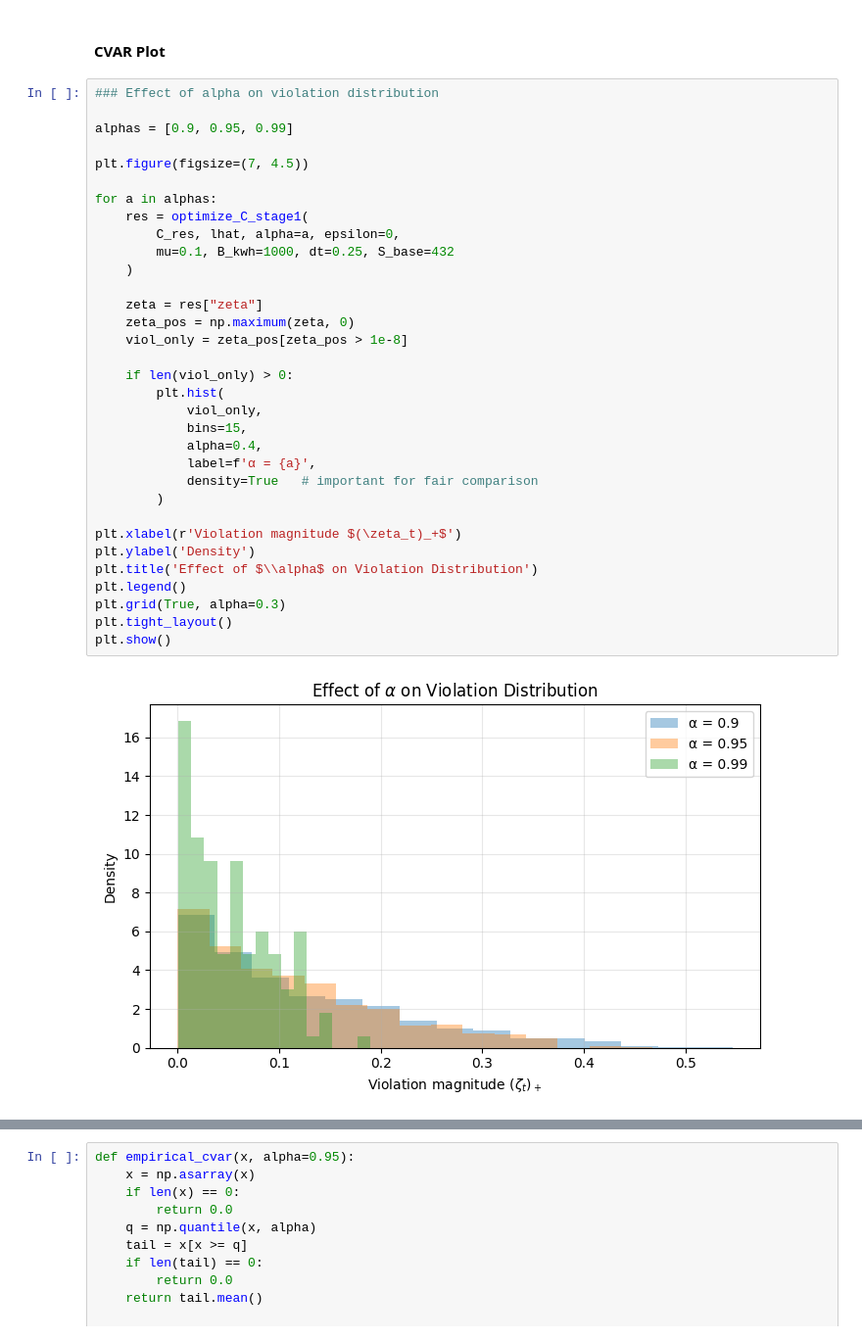
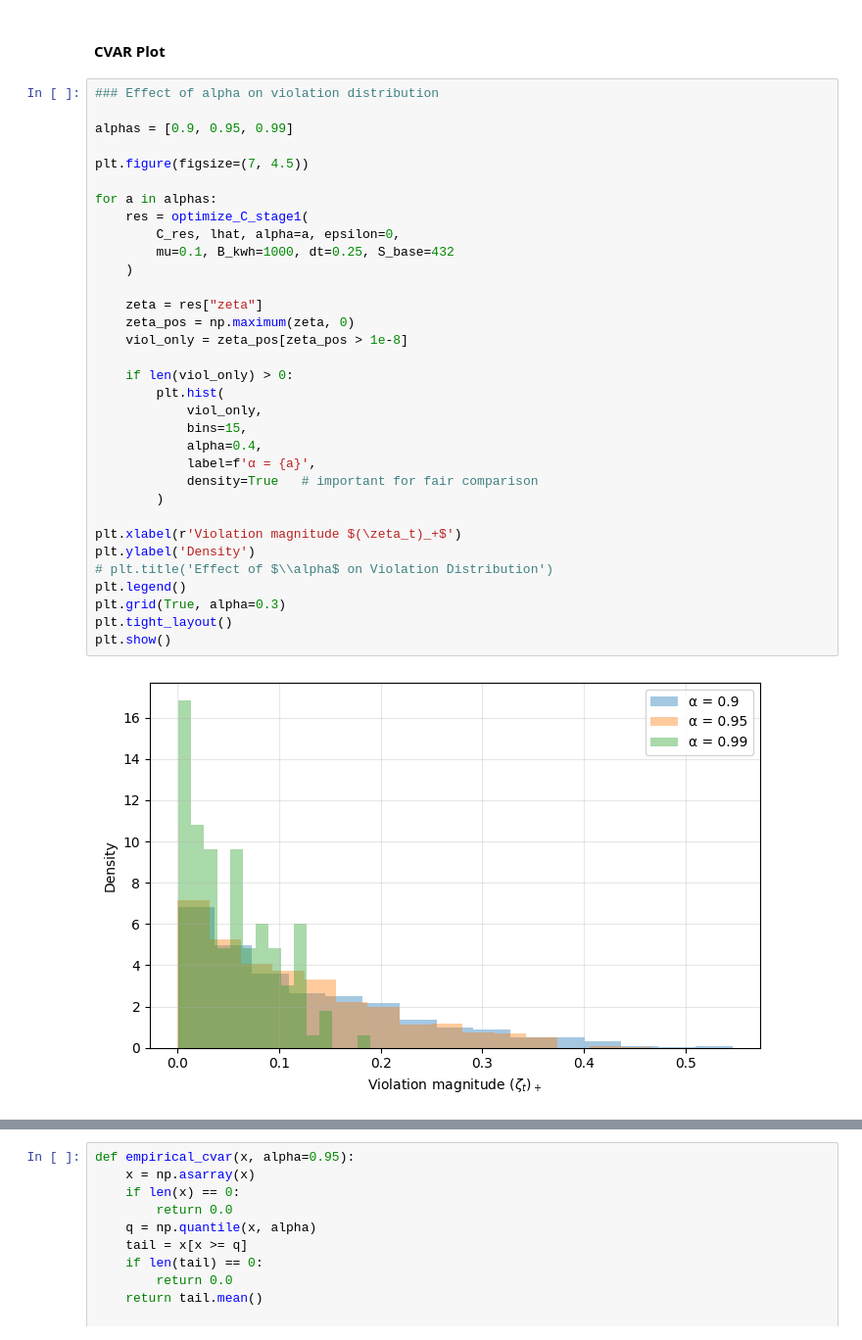
Before and after one commit to gcsarker/dynamic_hosting, a Jupyter notebook: main_radial_two_stage.ipynb, the cells around one changed output, grey strips where cells are left out. Shown at 98% size. Saved outputs shown, nothing was run; the diff lists cells and outputs as text.

```diff
--- a/main_radial_two_stage.ipynb
+++ b/main_radial_two_stage.ipynb
@@ -835,35 +882,35 @@ plt.show()
 alphas = [0.9, 0.95, 0.99]
 
 plt.figure(figsize=(7, 4.5))
 
 for a in alphas:
     res = optimize_C_stage1(
         C_res, lhat, alpha=a, epsilon=0,
         mu=0.1, B_kwh=1000, dt=0.25, S_base=432
     )
 
     zeta = res["zeta"]
     zeta_pos = np.maximum(zeta, 0)
     viol_only = zeta_pos[zeta_pos > 1e-8]
 
     if len(viol_only) > 0:
         plt.hist(
             viol_only,
             bins=15,
             alpha=0.4,
             label=f'α = {a}',
             density=True   # important for fair comparison
         )
 
 plt.xlabel(r'Violation magnitude $(\zeta_t)_+$')
 plt.ylabel('Density')
-plt.title('Effect of $\\alpha$ on Violation Distribution')
+# plt.title('Effect of $\\alpha$ on Violation Distribution')
 plt.legend()
 plt.grid(True, alpha=0.3)
 plt.tight_layout()
 plt.show()
 # %% [output]
-[figure, old version]
+[figure, new version]
 # %%
 # Formulating empirical cdf
 # Sorting violation then dividing by the length which generates the definittion of cdf as probability
```
Also changed, not shown: parts of 9 cells of this notebook, 5 other files.
